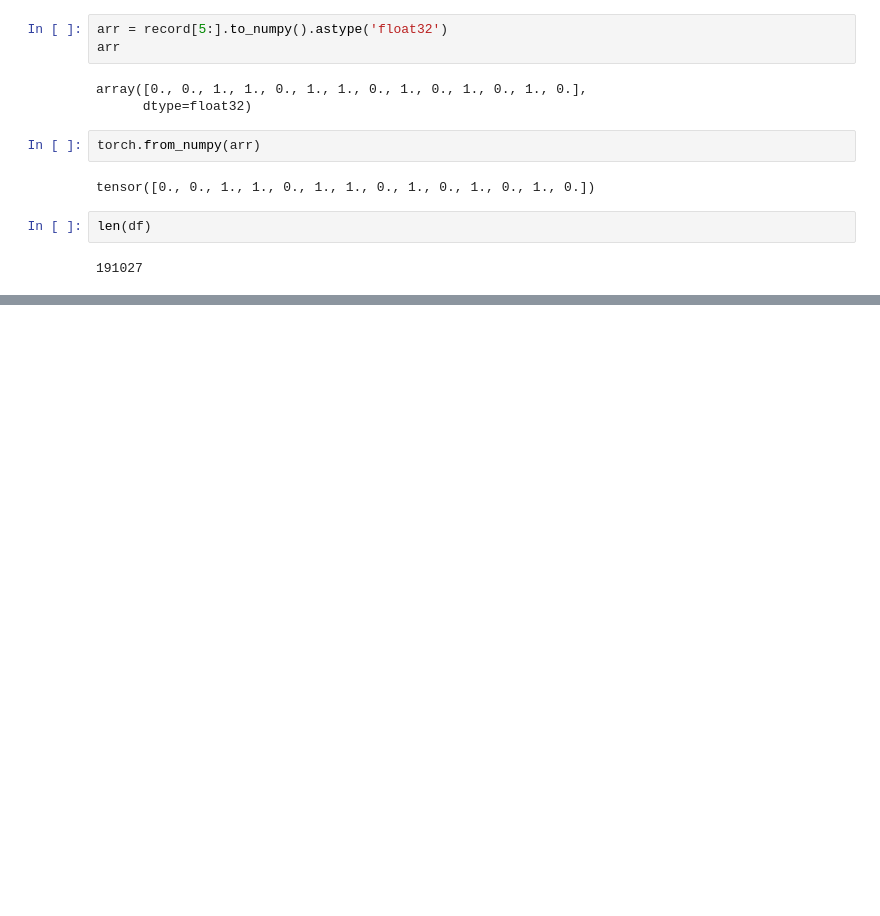
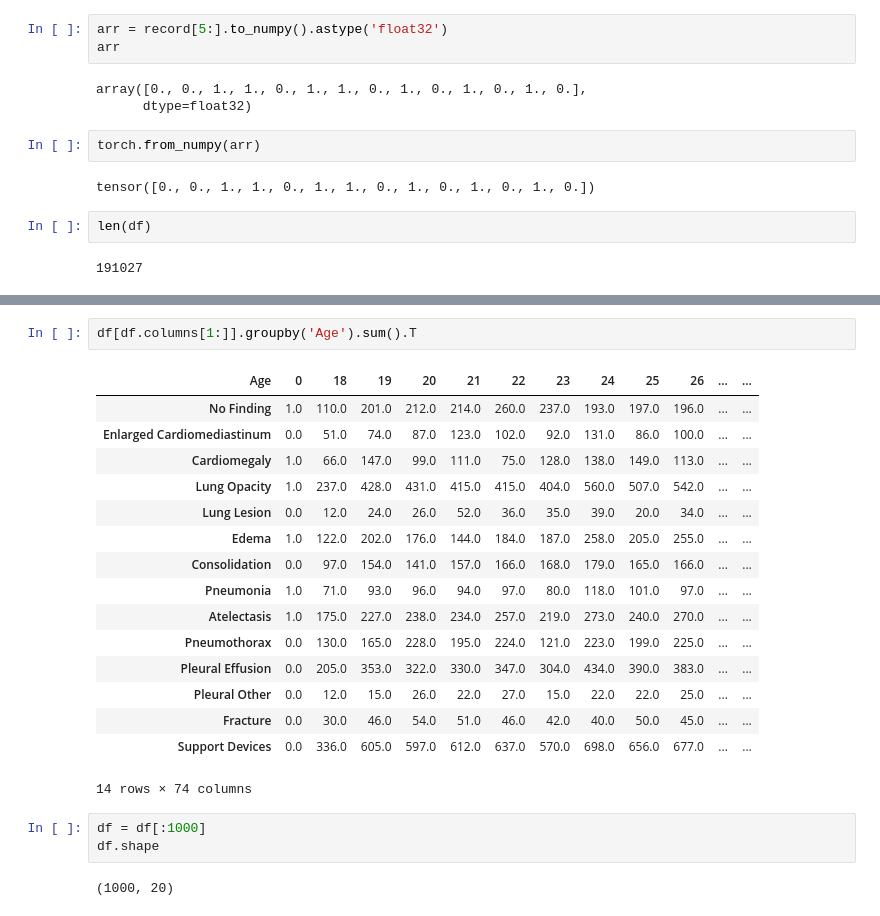
Before and after one commit to DACUS1995/Chest-XRay-Experiments, a Jupyter notebook: exploration.ipynb, the cells around one changed output, grey strips where cells are left out. Drawn from its saved outputs; the diff is of its cells as text; blank space fills up the shorter version.

```diff
--- a/exploration.ipynb
+++ b/exploration.ipynb
@@ -93,0 +110,24 @@ Name: 129838, dtype: object
+# %%
+df[df.columns[1:]].groupby('Age').sum().T
+# %% [output]
+| Age | 0 | 18 | 19 | 20 | 21 | 22 | 23 | 24 | 25 | 26 | ... | ... |
+| No Finding | 1.0 | 110.0 | 201.0 | 212.0 | 214.0 | 260.0 | 237.0 | 193.0 | 197.0 | 196.0 | ... | ... |
+| Enlarged Cardiomediastinum | 0.0 | 51.0 | 74.0 | 87.0 | 123.0 | 102.0 | 92.0 | 131.0 | 86.0 | 100.0 | ... | ... |
+| Cardiomegaly | 1.0 | 66.0 | 147.0 | 99.0 | 111.0 | 75.0 | 128.0 | 138.0 | 149.0 | 113.0 | ... | ... |
+| Lung Opacity | 1.0 | 237.0 | 428.0 | 431.0 | 415.0 | 415.0 | 404.0 | 560.0 | 507.0 | 542.0 | ... | ... |
+| Lung Lesion | 0.0 | 12.0 | 24.0 | 26.0 | 52.0 | 36.0 | 35.0 | 39.0 | 20.0 | 34.0 | ... | ... |
+| Edema | 1.0 | 122.0 | 202.0 | 176.0 | 144.0 | 184.0 | 187.0 | 258.0 | 205.0 | 255.0 | ... | ... |
+| Consolidation | 0.0 | 97.0 | 154.0 | 141.0 | 157.0 | 166.0 | 168.0 | 179.0 | 165.0 | 166.0 | ... | ... |
+| Pneumonia | 1.0 | 71.0 | 93.0 | 96.0 | 94.0 | 97.0 | 80.0 | 118.0 | 101.0 | 97.0 | ... | ... |
+| Atelectasis | 1.0 | 175.0 | 227.0 | 238.0 | 234.0 | 257.0 | 219.0 | 273.0 | 240.0 | 270.0 | ... | ... |
+| Pneumothorax | 0.0 | 130.0 | 165.0 | 228.0 | 195.0 | 224.0 | 121.0 | 223.0 | 199.0 | 225.0 | ... | ... |
+| Pleural Effusion | 0.0 | 205.0 | 353.0 | 322.0 | 330.0 | 347.0 | 304.0 | 434.0 | 390.0 | 383.0 | ... | ... |
+| Pleural Other | 0.0 | 12.0 | 15.0 | 26.0 | 22.0 | 27.0 | 15.0 | 22.0 | 22.0 | 25.0 | ... | ... |
+| Fracture | 0.0 | 30.0 | 46.0 | 54.0 | 51.0 | 46.0 | 42.0 | 40.0 | 50.0 | 45.0 | ... | ... |
+| Support Devices | 0.0 | 336.0 | 605.0 | 597.0 | 612.0 | 637.0 | 570.0 | 698.0 | 656.0 | 677.0 | ... | ... |
+14 rows × 74 columns
+# %%
+df = df[:1000]
+df.shape
+# %% [output]
+(1000, 20)
```
Also changed, not shown: parts of 4 cells of this notebook, 3 other files.
